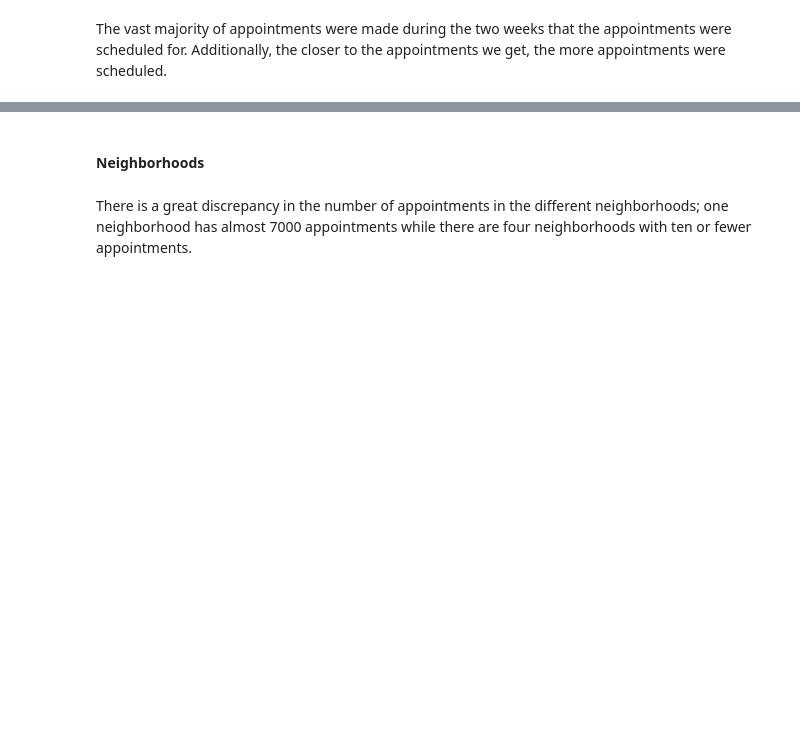
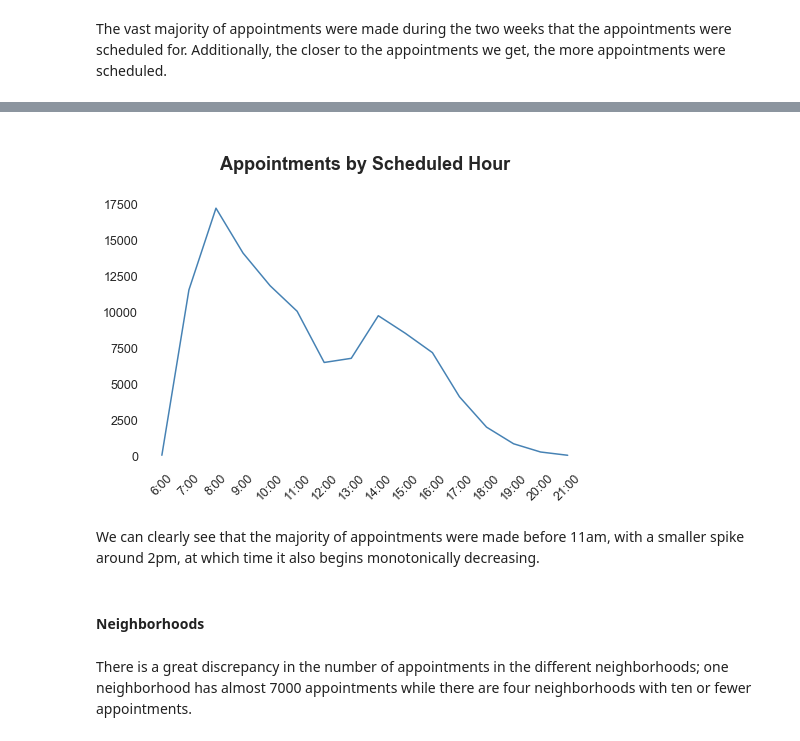
Before and after one commit to jaclynrich/appt-no-show, a Jupyter notebook: appt-no-show.ipynb, the cells around one changed output, grey strips where cells are left out. Cells and saved outputs as stored; diff of their text form; code cells hidden in the pictures; blank space fills up the shorter version.

```diff
--- a/appt-no-show.ipynb
+++ b/appt-no-show.ipynb
@@ -1129,0 +1232,3 @@ The vast majority of appointments were made during the two weeks that the appoin
+# %%
+hour_counts = df['ScheduledHour'].value_counts()
+hour_counts.sort_index()
@@ -1130,3 +1273,16 @@ The vast majority of appointments were made during the two weeks that the appoin
+# %%
+fig, ax = plt.subplots(figsize = (8, 5))
+hour_counts.sort_index().plot(kind = 'line', color = 'steelblue')
+sns.despine(left = True, bottom = True)
+
+formatted_hours = [str(hour) + ':00' for hour in range(6, 22)]
+plt.xticks(np.arange(6, 22, 1), rotation = 45)
+ax.set(xticklabels=formatted_hours)
+plt.title('\nAppointments by Scheduled Hour\n', fontsize = 18, fontweight = 'bold');
+# %% [output]
+[figure, added]
+# %% [markdown]
+We can clearly see that the majority of appointments were made before 11am, with a smaller spike around 2pm, at which time it also begins monotonically decreasing.
 # %% [markdown]
 #### Neighborhoods
 # %%
```
Also changed, not shown: parts of 24 cells of this notebook.
